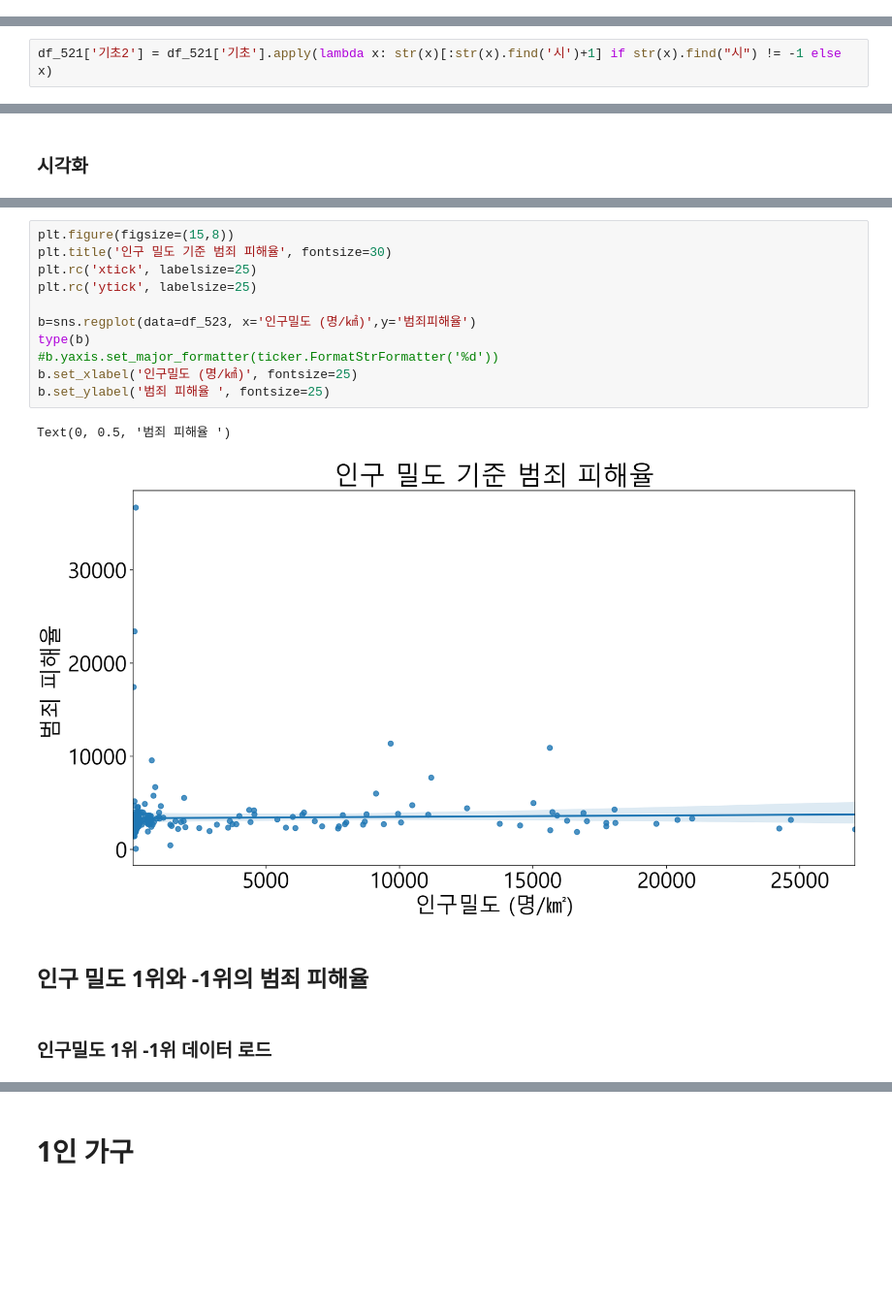
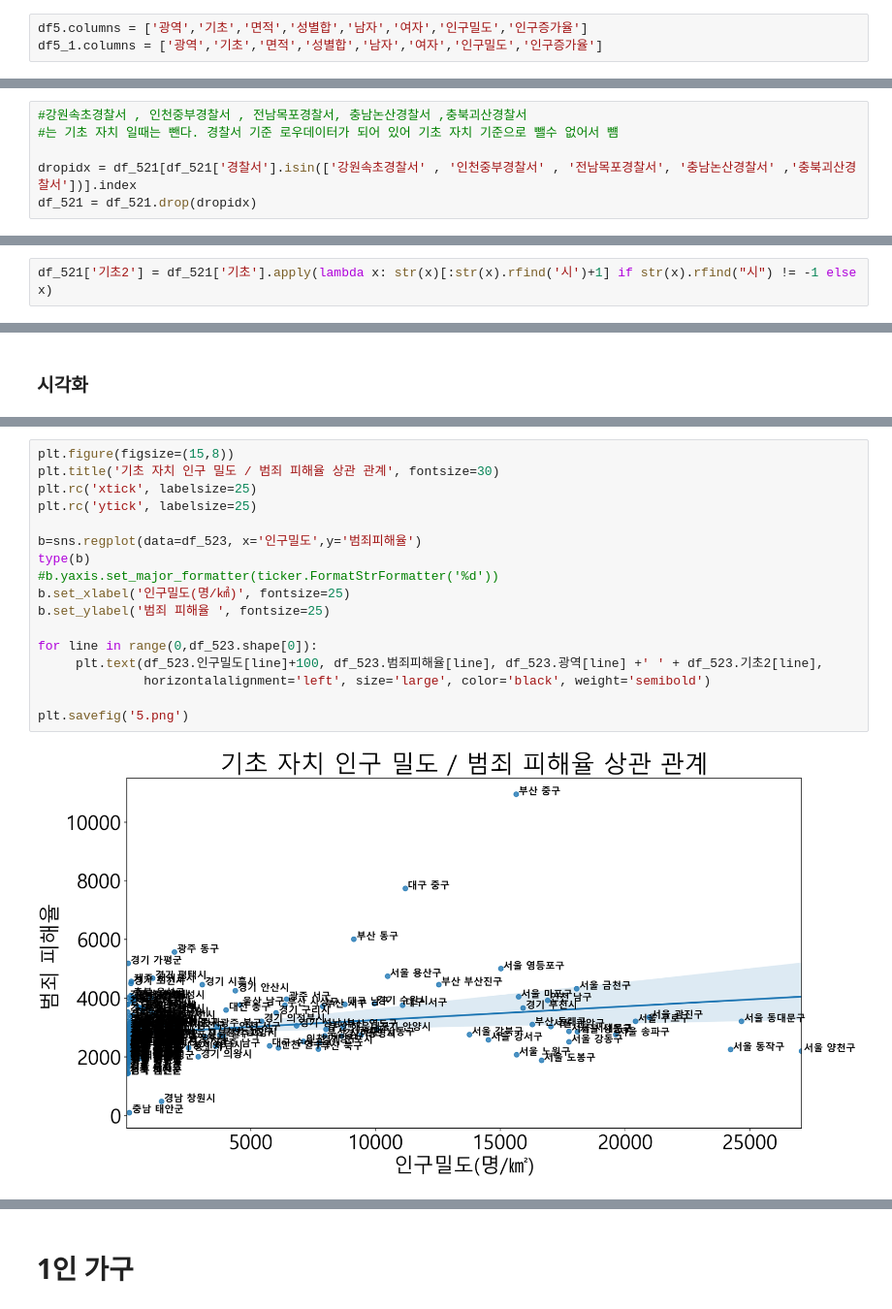
Before and after one commit to jinrang2/tj201130_kkij, a Jupyter notebook: gon/범죄 일반 분석.ipynb, the cells around one changed output, grey strips where cells are left out. Shown at 97% size. Saved outputs shown, nothing was run; the diff lists cells and outputs as text; blank space fills up the shorter version.

```diff
--- a/gon/범죄 일반 분석.ipynb
+++ b/gon/범죄 일반 분석.ipynb
@@ -659,2 +673,5 @@ df5 = df5.sort_values(by=['인구밀도 (명/㎢)'],ascending=False)
 df5_1 = pd.read_csv("./../data/인구밀도.csv", sep=",",encoding='cp949')
+# %%
+df5.columns = ['광역','기초','면적','성별합','남자','여자','인구밀도','인구증가율']
+df5_1.columns = ['광역','기초','면적','성별합','남자','여자','인구밀도','인구증가율']
 # %%
@@ -675,0 +717,6 @@ df_521.head()
+# %%
+#강원속초경찰서 , 인천중부경찰서 , 전남목포경찰서, 충남논산경찰서 ,충북괴산경찰서
+#는 기초 자치 일때는 뺀다. 경찰서 기준 로우데이터가 되어 있어 기초 자치 기준으로 뺄수 없어서 뻄
+
+dropidx = df_521[df_521['경찰서'].isin(['강원속초경찰서' , '인천중부경찰서' , '전남목포경찰서', '충남논산경찰서' ,'충북괴산경찰서'])].index
+df_521 = df_521.drop(dropidx)
@@ -676,2 +727,2 @@ df_521.head()
 # %%
-df_521['기초2'] = df_521['기초'].apply(lambda x: str(x)[:str(x).find('시')+1] if str(x).find("시") != -1 else x)
+df_521['기초2'] = df_521['기초'].apply(lambda x: str(x)[:str(x).rfind('시')+1] if str(x).rfind("시") != -1 else x)
@@ -771,18 +806,19 @@ df_523
 # %%
 plt.figure(figsize=(15,8))
-plt.title('인구 밀도 기준 범죄 피해율', fontsize=30)
+plt.title('기초 자치 인구 밀도 / 범죄 피해율 상관 관계', fontsize=30)
 plt.rc('xtick', labelsize=25)
 plt.rc('ytick', labelsize=25)
 
-b=sns.regplot(data=df_523, x='인구밀도 (명/㎢)',y='범죄피해율')
+b=sns.regplot(data=df_523, x='인구밀도',y='범죄피해율')
 type(b)
 #b.yaxis.set_major_formatter(ticker.FormatStrFormatter('%d'))
-b.set_xlabel('인구밀도 (명/㎢)', fontsize=25)
+b.set_xlabel('인구밀도(명/㎢)', fontsize=25)
 b.set_ylabel('범죄 피해율 ', fontsize=25)
+
+for line in range(0,df_523.shape[0]):
+     plt.text(df_523.인구밀도[line]+100, df_523.범죄피해율[line], df_523.광역[line] +' ' + df_523.기초2[line],
+              horizontalalignment='left', size='large', color='black', weight='semibold')
+
+plt.savefig('5.png')
 # %% [output]
-Text(0, 0.5, '범죄 피해율 ')
-[figure, old version]
+[figure, new version]
-# %% [markdown]
-## 인구 밀도 1위와 -1위의 범죄 피해율
-# %% [markdown]
-### 인구밀도 1위 -1위 데이터 로드
```
Also changed, not shown: parts of 35 cells of this notebook, 12 other files.
